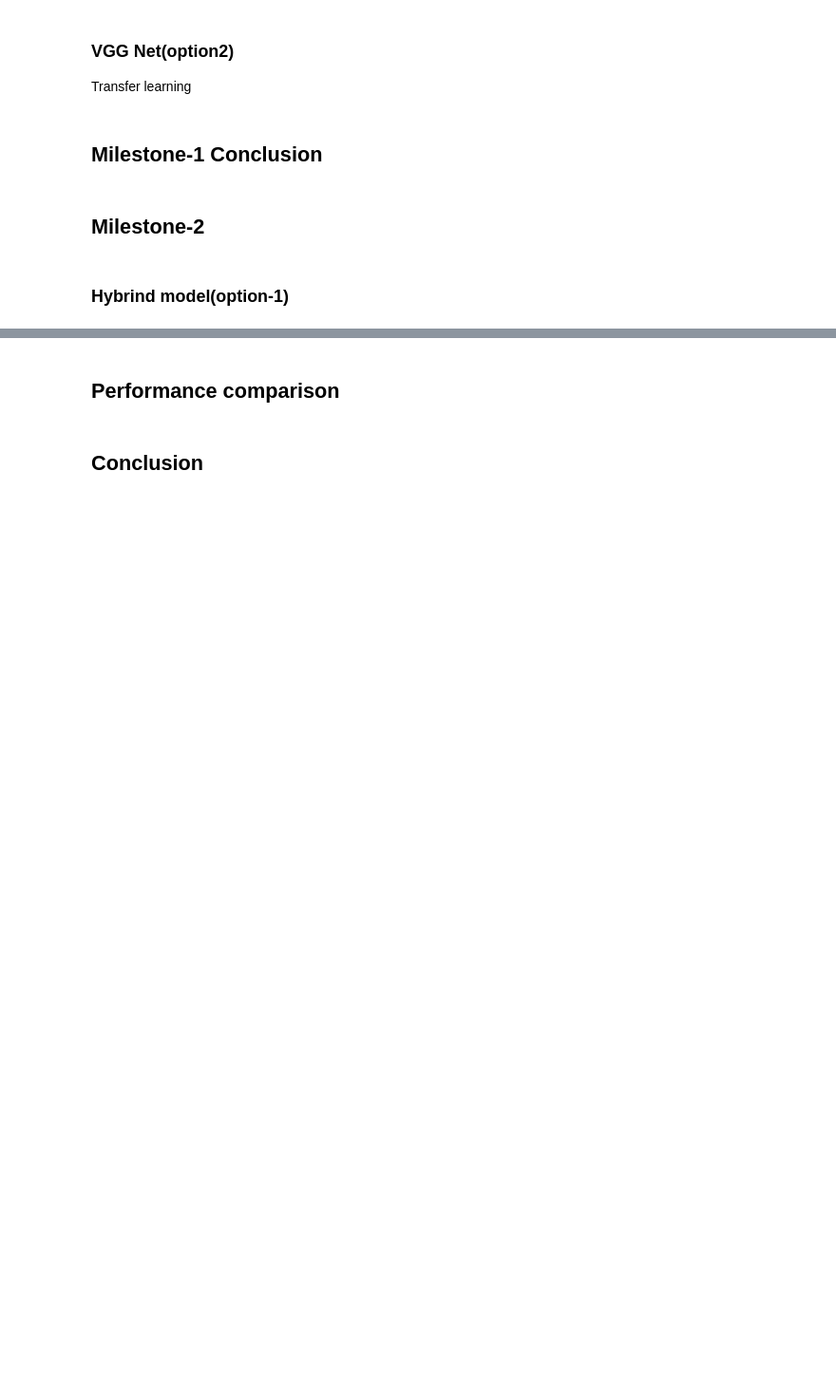
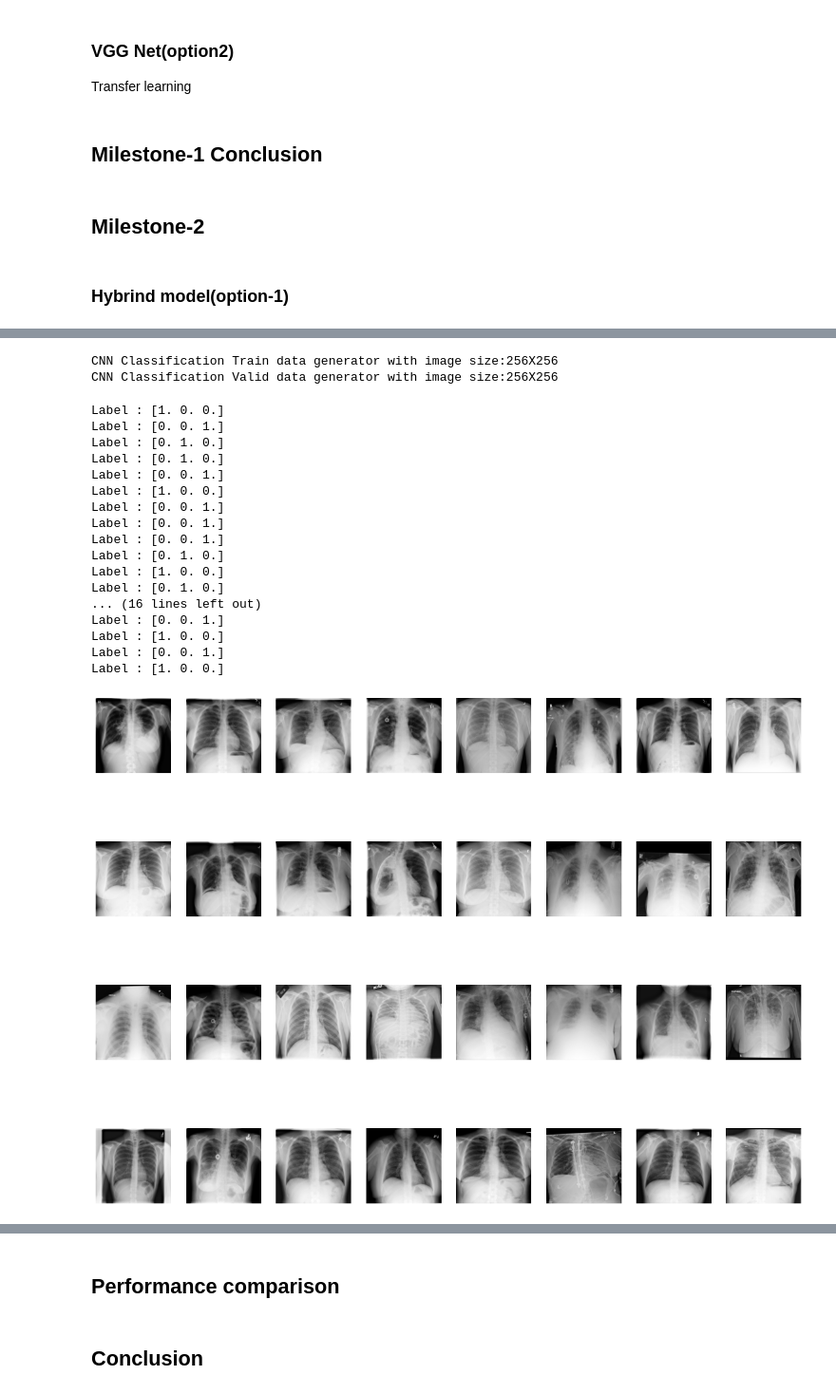
Before and after one commit to pswaruppk/GL_CAPSTONE, a Jupyter notebook: pneumonia_detection.ipynb, the cells around one changed output, grey strips where cells are left out. Shown at 95% size. Saved outputs shown, nothing was run; the diff lists cells and outputs as text; code cells hidden in the pictures; blank space fills up the shorter version.

Commit message:
class(normal,notnormal,opaque) prediction

```diff
--- a/pneumonia_detection.ipynb
+++ b/pneumonia_detection.ipynb
@@ -1878,0 +1958,65 @@ EXP data generator with image size:224X224
+# %%
+pd_hybrid = pd.concat([df_meta,pd_class_info.drop('patientId',1),df_final['path']],1)
+pd_hybrid.to_csv('image_bbox_full.csv')
+# %%
+CLASS_VECTORS = {}
+def get_class_map(df_pn):
+  class_map = {}
+  for n, row in df_pn.iterrows():
+    pid = row['patientId']
+    if pid not in class_map:
+      class_map[row.patientId] = row['class_vector']
+  return class_map
+CLASS_VECTORS = get_class_map(pd_hybrid)
+# %%
+def TestGenerator(gen):
+  batch = valid_gen.batch_size
+  row = int(batch/8)
+  # print(row)
+  i = 0
+  for imgs, labels in gen:
+      f, ax = plt.subplots(row, 8, figsize=(5*row,4*row))
+      ax = ax.ravel()
+      idx = 0
+
+      for img, label in zip(imgs, labels):
+          # print(img.shape)
+          i=i+1
+          if i>32:
+              break
+          print("Label :",label)
+          #Show xray
+          ax[idx].imshow(img[:, :, 0],cmap=plt.cm.gist_gray)
+          ax[idx].axis('off')
+          idx +=1
+
+      break
+# %%
+train_gen = MyDataGenerator("CNN Classification Train", TRAIN_FILES, CLASS_VECTORS,BBOX_MAP, batch_size=BATCH_SIZE,
+                      image_size=IMAGE_SIZE, shuffle=True, augment=False, predict=False,isRGB=True,isClass=True)
+valid_gen = MyDataGenerator("CNN Classification Valid", VALID_FILES,CLASS_VECTORS, BBOX_MAP, batch_size=BATCH_SIZE,
+                      image_size=IMAGE_SIZE, shuffle=False, predict=False,isRGB=True,isClass=True)
+# %% [output]
+CNN Classification Train data generator with image size:256X256
+CNN Classification Valid data generator with image size:256X256
+# %%
+TestGenerator(train_gen)
+# %% [output]
+Label : [1. 0. 0.]
+Label : [0. 0. 1.]
+Label : [0. 1. 0.]
+Label : [0. 1. 0.]
+Label : [0. 0. 1.]
+Label : [1. 0. 0.]
+Label : [0. 0. 1.]
+Label : [0. 0. 1.]
+Label : [0. 0. 1.]
+Label : [0. 1. 0.]
+Label : [1. 0. 0.]
+Label : [0. 1. 0.]
+... (16 lines left out)
+Label : [0. 0. 1.]
+Label : [1. 0. 0.]
+Label : [0. 0. 1.]
+Label : [1. 0. 0.]
+[figure, added]
```
Also changed, not shown: parts of 36 cells of this notebook.
